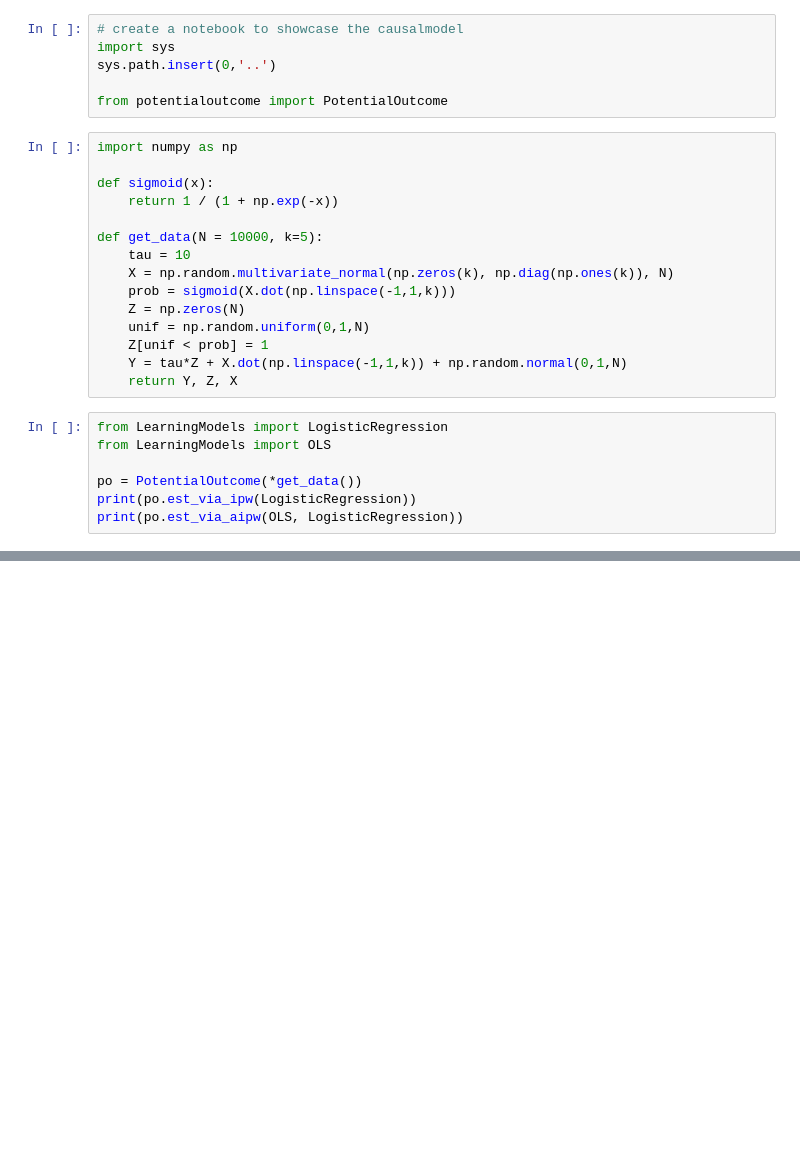
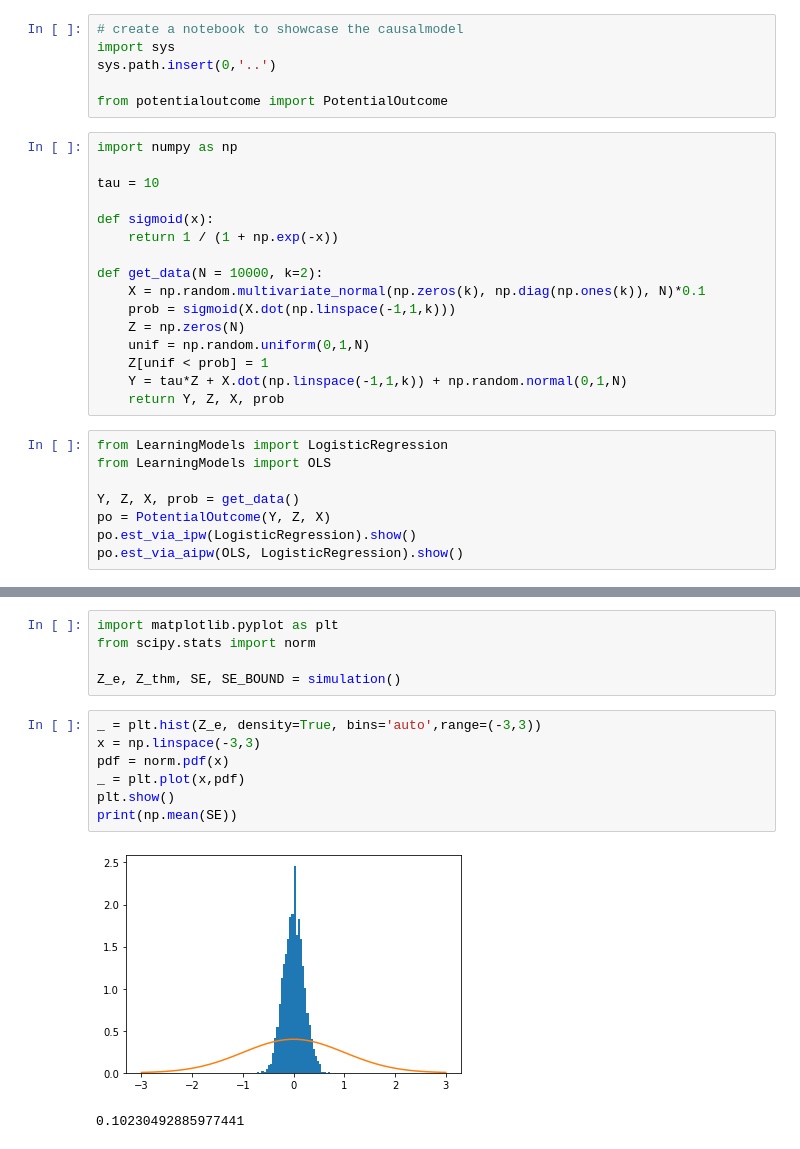
Before and after one commit to freshtaste/CausalModel, a Jupyter notebook: causalmodel/Samples/Sample_Notebook_for_causalmodel.ipynb, the cells around one changed output, grey strips where cells are left out. Saved outputs shown, nothing was run; the diff lists cells and outputs as text; blank space fills up the shorter version.

```diff
--- a/causalmodel/Samples/Sample_Notebook_for_causalmodel.ipynb
+++ b/causalmodel/Samples/Sample_Notebook_for_causalmodel.ipynb
@@ -8,24 +8,26 @@ sys.path.insert(0,'..')
 from potentialoutcome import PotentialOutcome
 # %%
 import numpy as np
+
+tau = 10
 
 def sigmoid(x):
     return 1 / (1 + np.exp(-x))
 
-def get_data(N = 10000, k=5):
-    tau = 10
-    X = np.random.multivariate_normal(np.zeros(k), np.diag(np.ones(k)), N)
+def get_data(N = 10000, k=2):
+    X = np.random.multivariate_normal(np.zeros(k), np.diag(np.ones(k)), N)*0.1
     prob = sigmoid(X.dot(np.linspace(-1,1,k)))
     Z = np.zeros(N)
     unif = np.random.uniform(0,1,N)
     Z[unif < prob] = 1
     Y = tau*Z + X.dot(np.linspace(-1,1,k)) + np.random.normal(0,1,N)
-    return Y, Z, X
+    return Y, Z, X, prob
 # %%
 from LearningModels import LogisticRegression
 from LearningModels import OLS
 
-po = PotentialOutcome(*get_data())
-print(po.est_via_ipw(LogisticRegression))
-print(po.est_via_aipw(OLS, LogisticRegression))
+Y, Z, X, prob = get_data()
+po = PotentialOutcome(Y, Z, X)
+po.est_via_ipw(LogisticRegression).show()
+po.est_via_aipw(OLS, LogisticRegression).show()
 # %% [output]
@@ -45,0 +65,15 @@ def simulation(n=2000):
+# %%
+import matplotlib.pyplot as plt
+from scipy.stats import norm
+
+Z_e, Z_thm, SE, SE_BOUND = simulation()
+# %%
+_ = plt.hist(Z_e, density=True, bins='auto',range=(-3,3))
+x = np.linspace(-3,3)
+pdf = norm.pdf(x)
+_ = plt.plot(x,pdf)
+plt.show()
+print(np.mean(SE))
+# %% [output]
+[figure, added]
+0.10230492885977441
```
Also changed, not shown: parts of 5 cells of this notebook, 2 other files.
